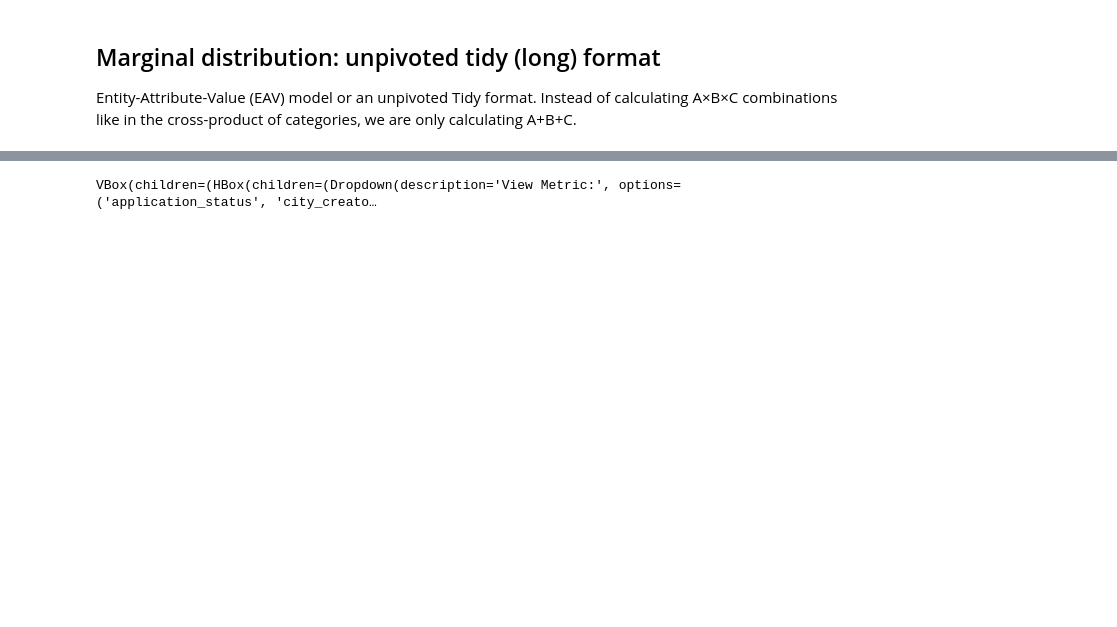
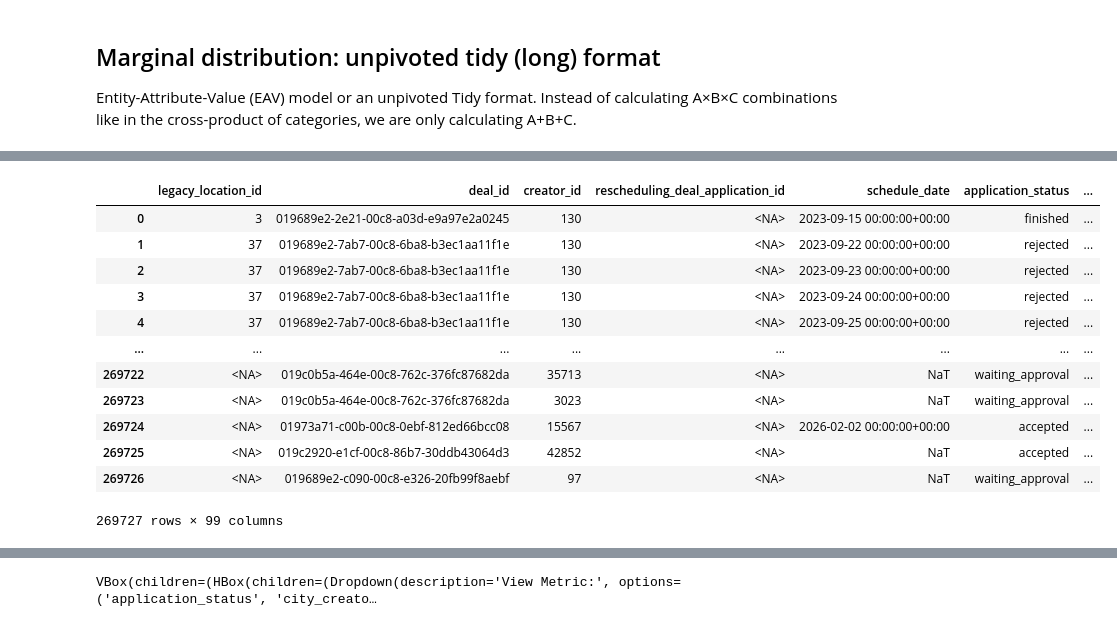
Before and after one commit to wouterbarter/AI_thesis_public, a Jupyter notebook: notebooks/barter_analysis_interesting_metrics.ipynb, the cells around one changed output, grey strips where cells are left out. Drawn from its saved outputs; the diff is of its cells as text; code cells hidden in the pictures; blank space fills up the shorter version.

```diff
--- a/notebooks/barter_analysis_interesting_metrics.ipynb
+++ b/notebooks/barter_analysis_interesting_metrics.ipynb
@@ -35,5 +36,3 @@ df_apps = pd.read_parquet(paths.RAW_DATA_DIR / 'BARTER_DEAL_APPLICATIONS.parquet
-# %%
-df_apps = df_apps.rename(columns={'address_name': 'city_creator'})
 # %%
 # Standardize country names
 df_apps.loc[df_apps.country == 'Nederland', 'country'] = "Netherlands"
@@ -42,11 +41,12 @@ df_apps.loc[df_apps.country == 'Belgique', 'country'] = "Belgium"
 df_apps.loc[df_apps.country == 'België', 'country'] = "Belgium"
 df_apps.loc[df_apps.country == 'UK', 'country'] = "United Kingdom"
 df_apps.loc[df_apps.country == 'Deutschland', 'country'] = "Germany"
+
+
+# Standardize country_partner names
+df_apps.loc[df_apps.country_company_locations == 'Nederland', 'country_partner'] = "Netherlands"
+df_apps.loc[df_apps.country_company_locations == 'Hollanda', 'country_partner'] = "Netherlands"
+df_apps.loc[df_apps.country_company_locations == 'Belgique', 'country_partner'] = "Belgium"
+df_apps.loc[df_apps.country_company_locations == 'België', 'country_partner'] = "Belgium"
+df_apps.loc[df_apps.country_company_locations == 'UK', 'country_partner'] = "United Kingdom"
+df_apps.loc[df_apps.country_company_locations == 'Deutschland', 'country_partner'] = "Germany"
-# %%
-# Standardize country_partner names
-df_apps.loc[df_apps.country_partner == 'Nederland', 'country_partner'] = "Netherlands"
-df_apps.loc[df_apps.country_partner == 'Hollanda', 'country_partner'] = "Netherlands"
-df_apps.loc[df_apps.country_partner == 'Belgique', 'country_partner'] = "Belgium"
-df_apps.loc[df_apps.country_partner == 'België', 'country_partner'] = "Belgium"
-df_apps.loc[df_apps.country_partner == 'UK', 'country_partner'] = "United Kingdom"
-df_apps.loc[df_apps.country_partner == 'Deutschland', 'country_partner'] = "Germany"
@@ -266,16 +75,16 @@ import numpy as np
 from collections import defaultdict
 
 # 1. Sort the raw data (CRITICAL)
-df_apps = df_apps.sort_values('created_at').reset_index(drop=True)
+df_apps = df_apps.sort_values('application_created_at').reset_index(drop=True)
 
 # 2. Extract arrays to nanoseconds for speed
-event_dates = df_apps['created_at'].astype('int64').values
+event_dates = df_apps['application_created_at'].astype('int64').values
 creators = df_apps['creator_id'].values
 
 # 3. Create your daily date range (normalized to midnight for clean daily buckets)
 dateranges = pd.date_range(
-    start=df_apps['created_at'].min().normalize(),
-    end=df_apps['created_at'].max().normalize(),
+    start=df_apps['application_created_at'].min().normalize(),
+    end=df_apps['application_created_at'].max().normalize(),
     freq='D'
 )
 # Convert the target daily dates to nanoseconds
@@ -437,0 +321,16 @@ df_master_long = get_independent_actives(df_apps_filtered, cols_to_segment)
+# %%
+df_apps_filtered
+# %% [output]
+|  | legacy_location_id | deal_id | creator_id | rescheduling_deal_application_id | schedule_date | application_status | ... |
+| 0 | 3 | 019689e2-2e21-00c8-a03d-e9a97e2a0245 | 130 | <NA> | 2023-09-15 00:00:00+00:00 | finished | ... |
+| 1 | 37 | 019689e2-7ab7-00c8-6ba8-b3ec1aa11f1e | 130 | <NA> | 2023-09-22 00:00:00+00:00 | rejected | ... |
+| 2 | 37 | 019689e2-7ab7-00c8-6ba8-b3ec1aa11f1e | 130 | <NA> | 2023-09-23 00:00:00+00:00 | rejected | ... |
+| 3 | 37 | 019689e2-7ab7-00c8-6ba8-b3ec1aa11f1e | 130 | <NA> | 2023-09-24 00:00:00+00:00 | rejected | ... |
+| 4 | 37 | 019689e2-7ab7-00c8-6ba8-b3ec1aa11f1e | 130 | <NA> | 2023-09-25 00:00:00+00:00 | rejected | ... |
+| ... | ... | ... | ... | ... | ... | ... | ... |
+| 269722 | <NA> | 019c0b5a-464e-00c8-762c-376fc87682da | 35713 | <NA> | NaT | waiting_approval | ... |
+| 269723 | <NA> | 019c0b5a-464e-00c8-762c-376fc87682da | 3023 | <NA> | NaT | waiting_approval | ... |
+| 269724 | <NA> | 01973a71-c00b-00c8-0ebf-812ed66bcc08 | 15567 | <NA> | 2026-02-02 00:00:00+00:00 | accepted | ... |
+| 269725 | <NA> | 019c2920-e1cf-00c8-86b7-30ddb43064d3 | 42852 | <NA> | NaT | accepted | ... |
+| 269726 | <NA> | 019689e2-c090-00c8-e326-20fb99f8aebf | 97 | <NA> | NaT | waiting_approval | ... |
+269727 rows × 99 columns
```
Also changed, not shown: parts of 11 cells of this notebook, 1 other file.
